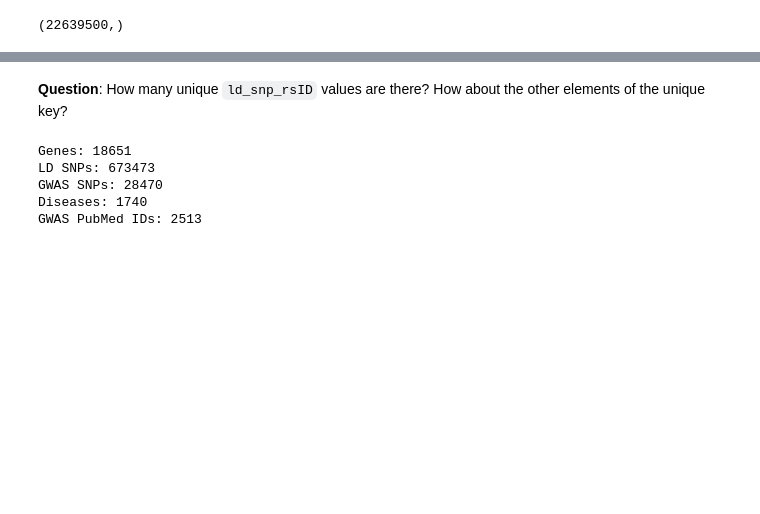
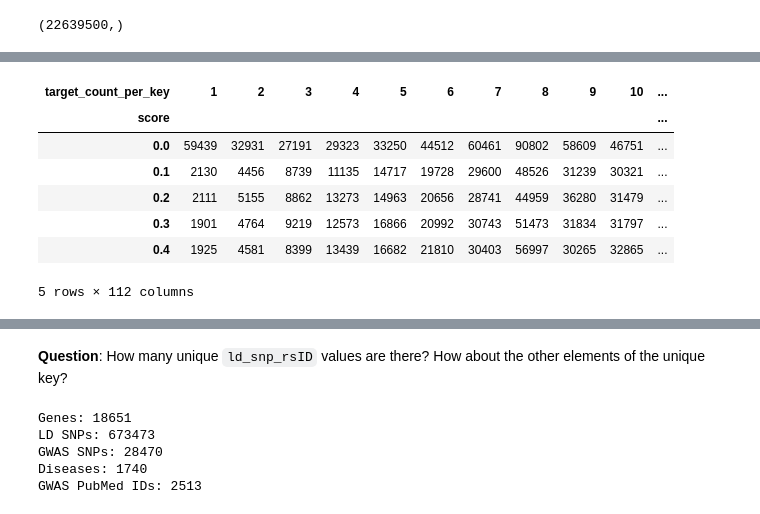
Before and after one commit to opentargets-archive/postgap_analysis, a Jupyter notebook: postgap_analysis_20171113.ipynb, the cells around one changed output, grey strips where cells are left out. Saved outputs shown, nothing was run; the diff lists cells and outputs as text; code cells hidden in the pictures; blank space fills up the shorter version.

```diff
--- a/postgap_analysis_20171113.ipynb
+++ b/postgap_analysis_20171113.ipynb
@@ -86,0 +168,12 @@ print(other_key_group_sizes.shape)
+# %%
+grid = pd.crosstab(combi_dist['score'], combi_dist['target_count_per_key'])
+grid.head()
+# %% [output]
+| target_count_per_key | 1 | 2 | 3 | 4 | 5 | 6 | 7 | 8 | 9 | 10 | ... |
+| score |  |  |  |  |  |  |  |  |  |  | ... |
+| 0.0 | 59439 | 32931 | 27191 | 29323 | 33250 | 44512 | 60461 | 90802 | 58609 | 46751 | ... |
+| 0.1 | 2130 | 4456 | 8739 | 11135 | 14717 | 19728 | 29600 | 48526 | 31239 | 30321 | ... |
+| 0.2 | 2111 | 5155 | 8862 | 13273 | 14963 | 20656 | 28741 | 44959 | 36280 | 31479 | ... |
+| 0.3 | 1901 | 4764 | 9219 | 12573 | 16866 | 20992 | 30743 | 51473 | 31834 | 31797 | ... |
+| 0.4 | 1925 | 4581 | 8399 | 13439 | 16682 | 21810 | 30403 | 56997 | 30265 | 32865 | ... |
+5 rows × 112 columns
```
Also changed, not shown: parts of 21 cells of this notebook.
